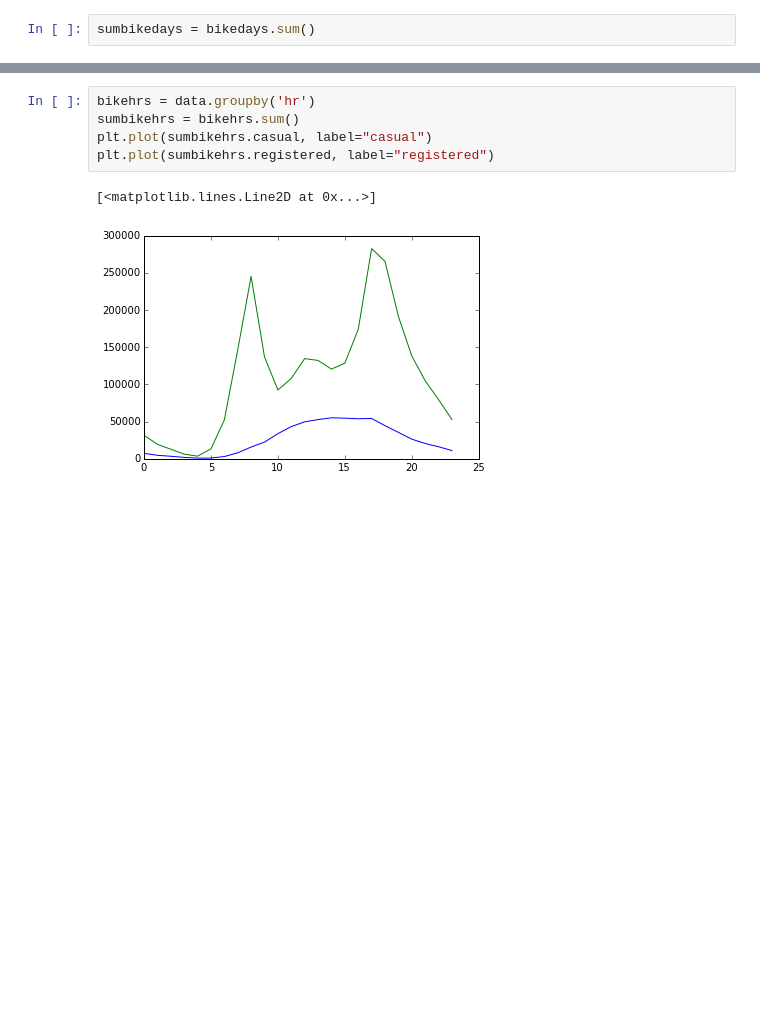
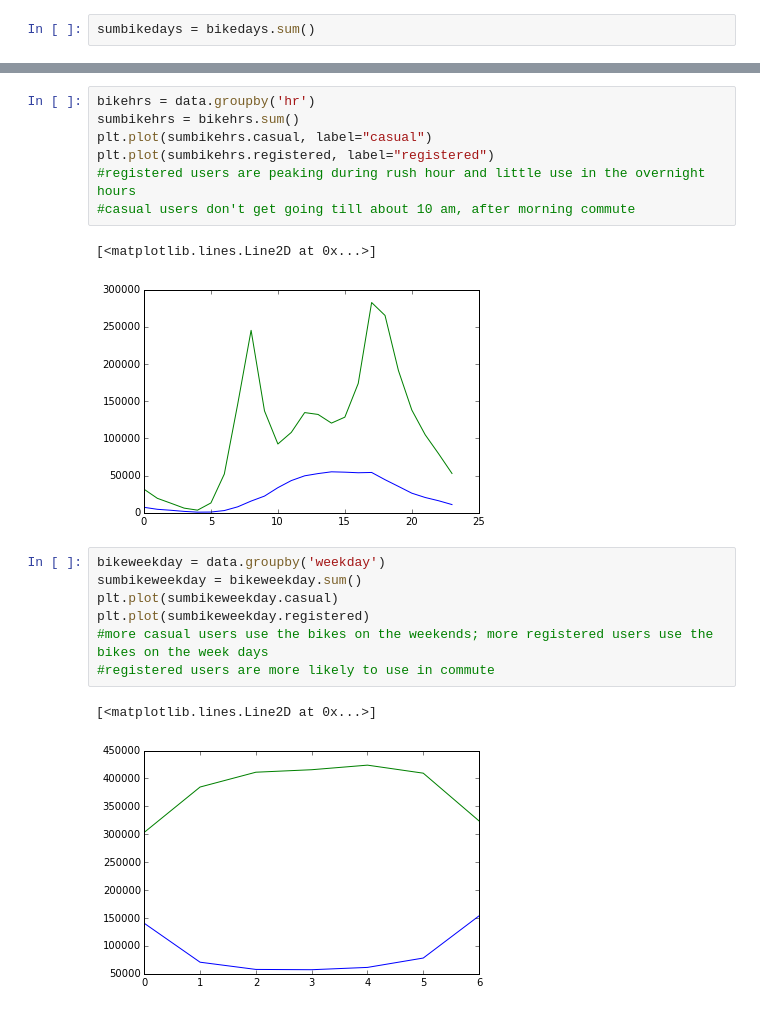
Before and after one commit to williamsnichols/DAT_20_Students, a Jupyter notebook: EVCinNYC/Assigment4/Assignment4_part2.ipynb, the cells around one changed output, grey strips where cells are left out. Cells and saved outputs as stored; diff of their text form; blank space fills up the shorter version.

```diff
--- a/EVCinNYC/Assigment4/Assignment4_part2.ipynb
+++ b/EVCinNYC/Assigment4/Assignment4_part2.ipynb
@@ -129,6 +149,18 @@ bikehrs = data.groupby('hr')
 sumbikehrs = bikehrs.sum()
 plt.plot(sumbikehrs.casual, label="casual")
 plt.plot(sumbikehrs.registered, label="registered")
+#registered users are peaking during rush hour and little use in the overnight hours
+#casual users don't get going till about 10 am, after morning commute
 # %% [output]
 [<matplotlib.lines.Line2D at 0x...>]
 [figure]
+# %%
+bikeweekday = data.groupby('weekday')
+sumbikeweekday = bikeweekday.sum()
+plt.plot(sumbikeweekday.casual)
+plt.plot(sumbikeweekday.registered)
+#more casual users use the bikes on the weekends; more registered users use the bikes on the week days
+#registered users are more likely to use in commute
+# %% [output]
+[<matplotlib.lines.Line2D at 0x...>]
+[figure, added]
```
Also changed, not shown: parts of 16 cells of this notebook.
